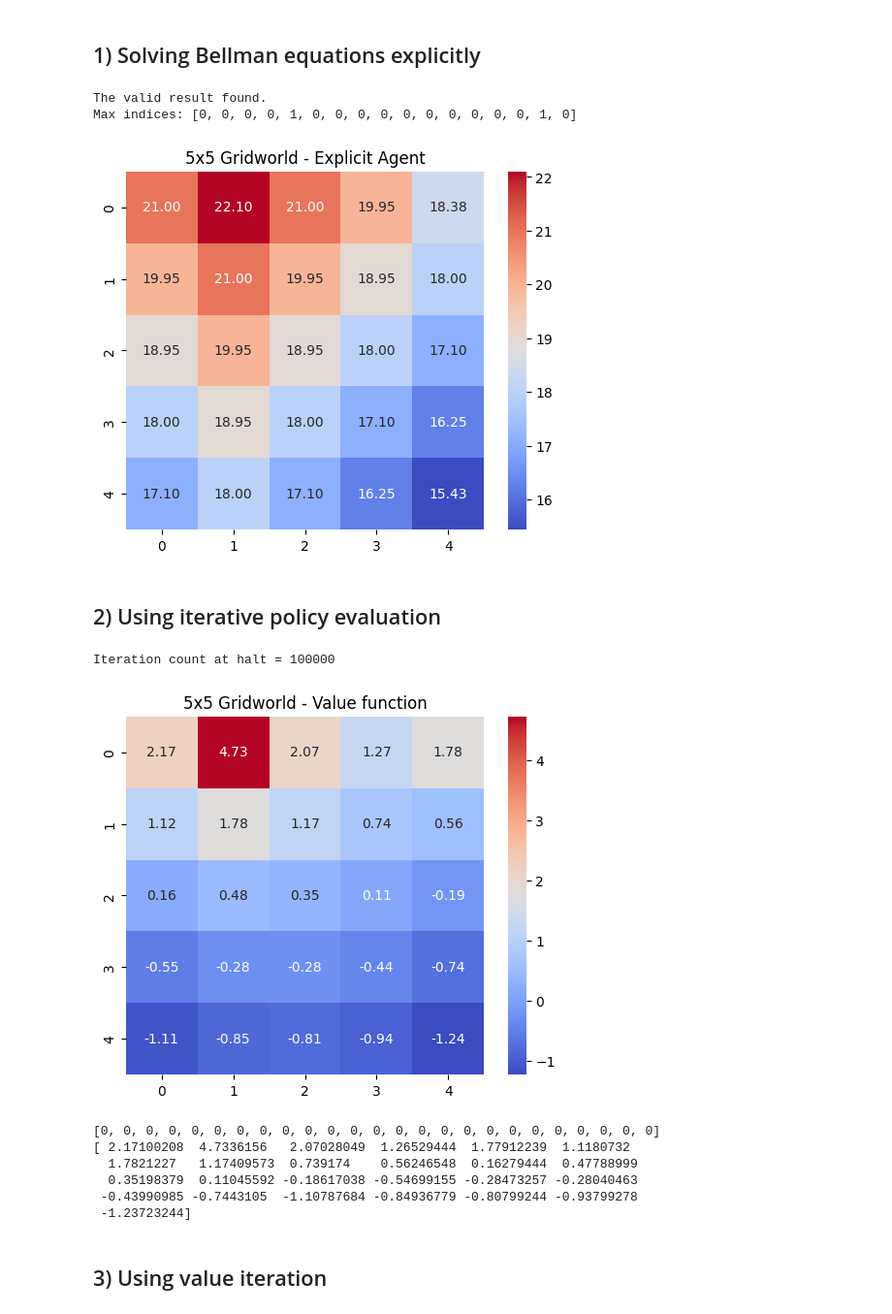
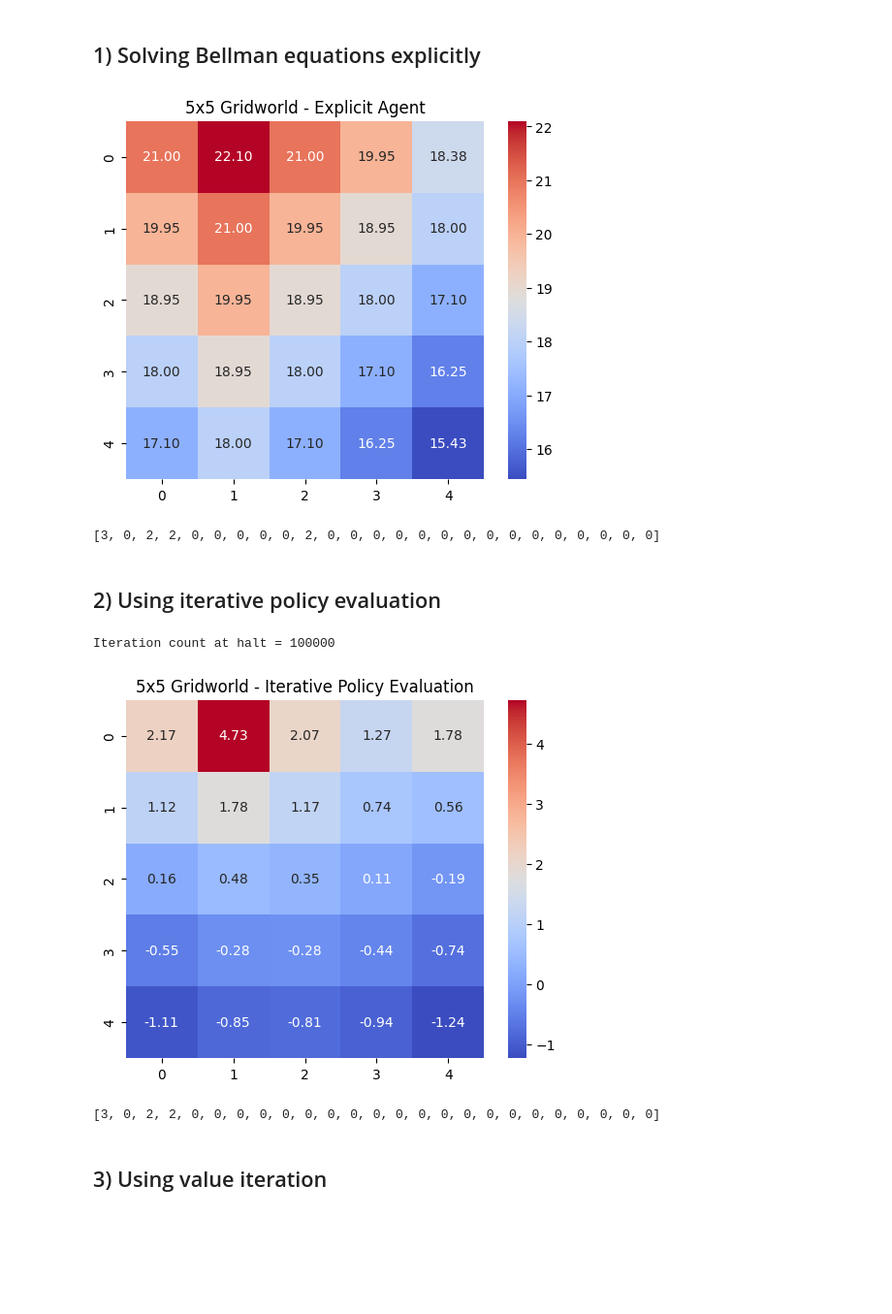
Before and after one commit to P-A-D/RL_Assignment_2, a Jupyter notebook: Runs1.ipynb, the cells around one changed output. Shown: that part at 97% size. Saved outputs shown, nothing was run; the diff lists cells and outputs as text; code cells hidden in the pictures; blank space fills up the shorter version.

```diff
--- a/Runs1.ipynb
+++ b/Runs1.ipynb
@@ -9,32 +9,30 @@ import matplotlib.pyplot as plt
 # %%
 agent = ExplicitAgent()
 state_values = agent.explicit()
+optimal_policy = agent.calculate_policy_estimation()
 visualize_results(vector=np.array(state_values), title='Explicit Agent')
+print(optimal_policy)
+"""
+Results are cool!
+"""
 # %% [output]
+[figure]
-The valid result found.
-Max indices: [0, 0, 0, 0, 1, 0, 0, 0, 0, 0, 0, 0, 0, 0, 0, 1, 0]
+[3, 0, 2, 2, 0, 0, 0, 0, 0, 2, 0, 0, 0, 0, 0, 0, 0, 0, 0, 0, 0, 0, 0, 0, 0]
-[figure]
 # %% [markdown]
 ## 2) Using iterative policy evaluation
 # %%
 agent = IterativePolicyAgent()
-state_values = agent.value_iterative_policy_evaluation()
-optimal_policy = agent.policy_iterative_policy_evaluation()
-visualize_results(state_values, title="Value function")
+state_values = agent.calculate_value_function()
+optimal_policy = agent.calculate_policy_estimation()
+visualize_results(state_values, title="Iterative Policy Evaluation")
 print(optimal_policy)
-print(state_values)
 """
 By using the estimated optimal value function, the extracted policy for all the states below the first row dictates the agent to move upwards.
-"""
+""";
 # %% [output]
 Iteration count at halt = 100000
-[figure, old version]
+[figure, new version]
-[0, 0, 0, 0, 0, 0, 0, 0, 0, 0, 0, 0, 0, 0, 0, 0, 0, 0, 0, 0, 0, 0, 0, 0, 0]
-[ 2.17100208  4.7336156   2.07028049  1.26529444  1.77912239  1.1180732
-  1.7821227   1.17409573  0.739174    0.56246548  0.16279444  0.47788999
-  0.35198379  0.11045592 -0.18617038 -0.54699155 -0.28473257 -0.28040463
- -0.43990985 -0.7443105  -1.10787684 -0.84936779 -0.80799244 -0.93799278
- -1.23723244]
+[3, 0, 2, 2, 0, 0, 0, 0, 0, 0, 0, 0, 0, 0, 0, 0, 0, 0, 0, 0, 0, 0, 0, 0, 0]
 # %% [markdown]
 ## 3) Using value iteration
 # %%
```
Also changed, not shown: parts of 1 cell of this notebook, 1 other file.
